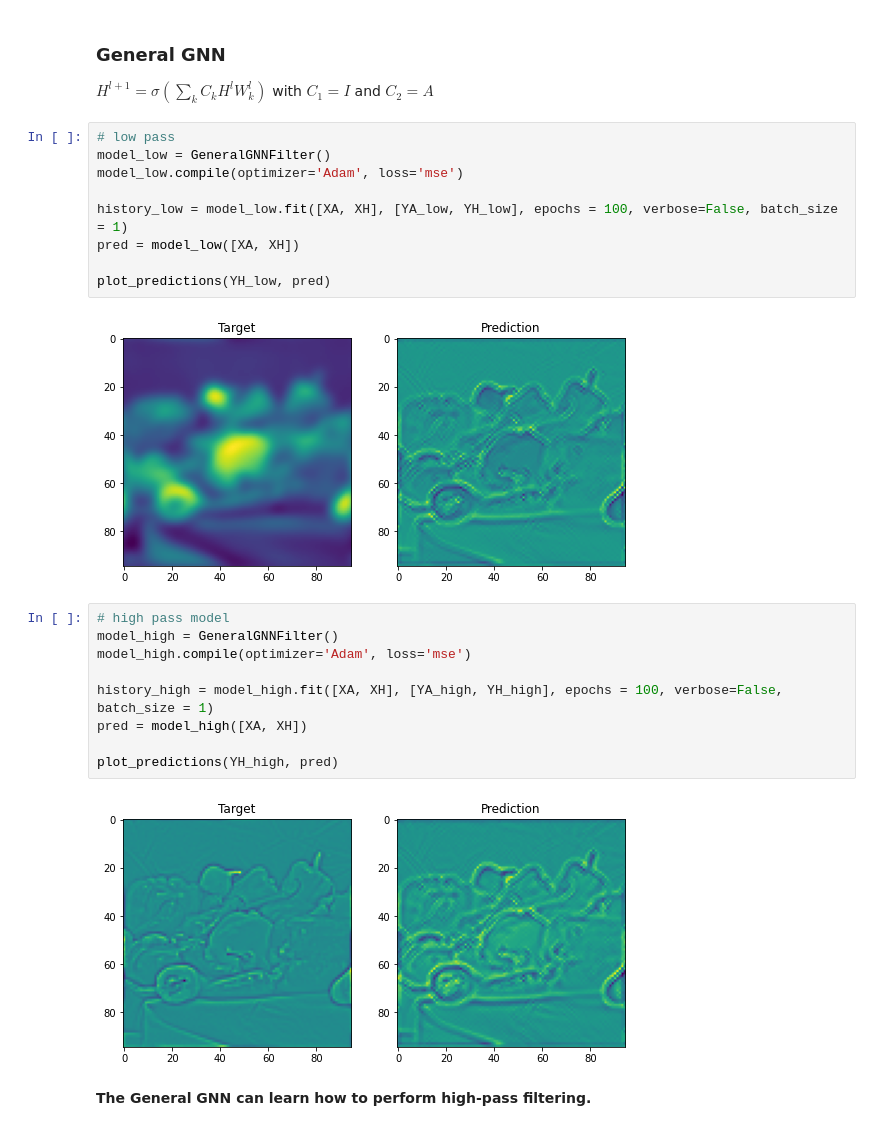
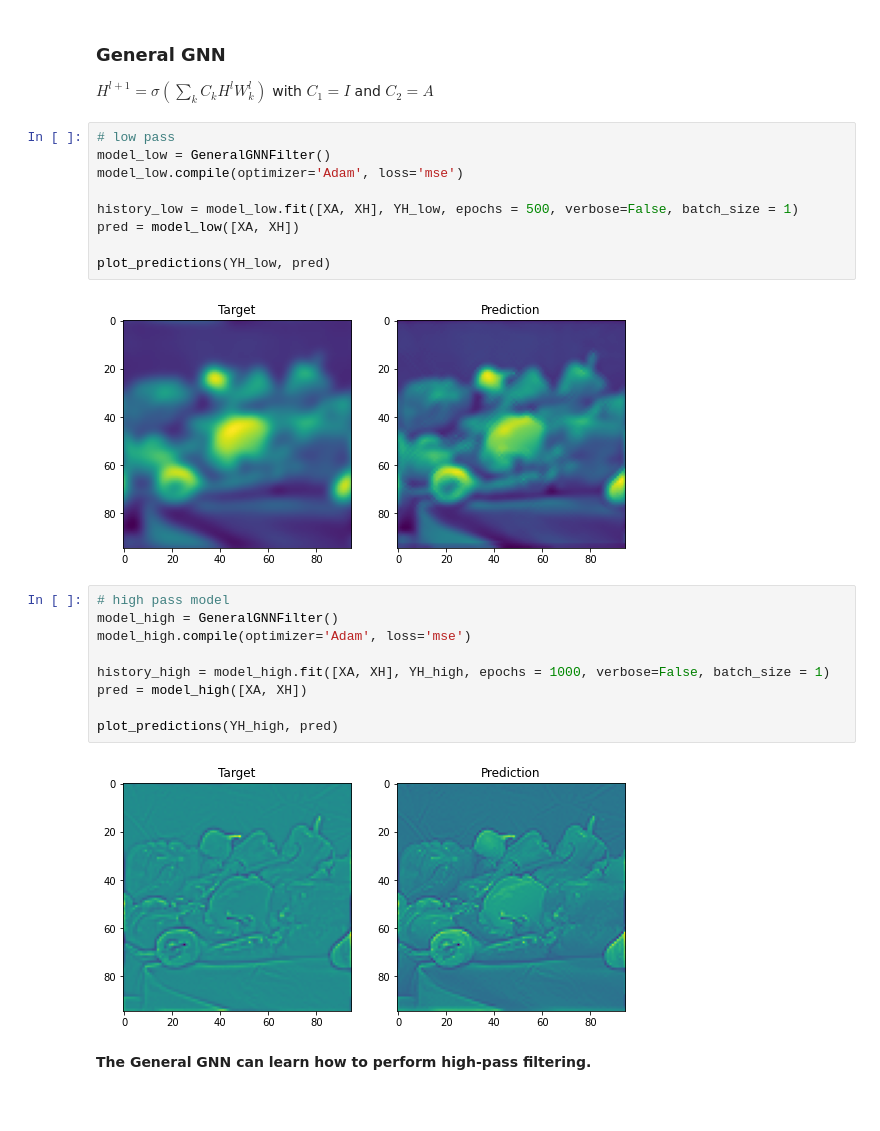
Before and after one commit to leopoldmaillard/GNNs, a Jupyter notebook: spatial_gnn.ipynb, the cells around one changed output. Saved outputs shown, nothing was run; the diff lists cells and outputs as text.

```diff
--- a/spatial_gnn.ipynb
+++ b/spatial_gnn.ipynb
@@ -142,25 +142,25 @@ $H^{l+1} = \sigma(\sum_{k}C_k H^l W_k^l)$ with $C_1 = I$ and $C_2 = A$
 # %%
 # low pass
 model_low = GeneralGNNFilter()
 model_low.compile(optimizer='Adam', loss='mse')
 
-history_low = model_low.fit([XA, XH], [YA_low, YH_low], epochs = 100, verbose=False, batch_size = 1)
+history_low = model_low.fit([XA, XH], YH_low, epochs = 500, verbose=False, batch_size = 1)
 pred = model_low([XA, XH])
 
 plot_predictions(YH_low, pred)
 # %% [output]
-[figure, old version]
+[figure, new version]
 # %%
 # high pass model
 model_high = GeneralGNNFilter()
 model_high.compile(optimizer='Adam', loss='mse')
 
-history_high = model_high.fit([XA, XH], [YA_high, YH_high], epochs = 100, verbose=False, batch_size = 1)
+history_high = model_high.fit([XA, XH], YH_high, epochs = 1000, verbose=False, batch_size = 1)
 pred = model_high([XA, XH])
 
 plot_predictions(YH_high, pred)
 # %% [output]
-[figure, old version]
+[figure, new version]
 # %% [markdown]
 **The General GNN can learn how to perform high-pass filtering.**
 # %%
```
Also changed, not shown: parts of 10 cells of this notebook, 3 other files.
